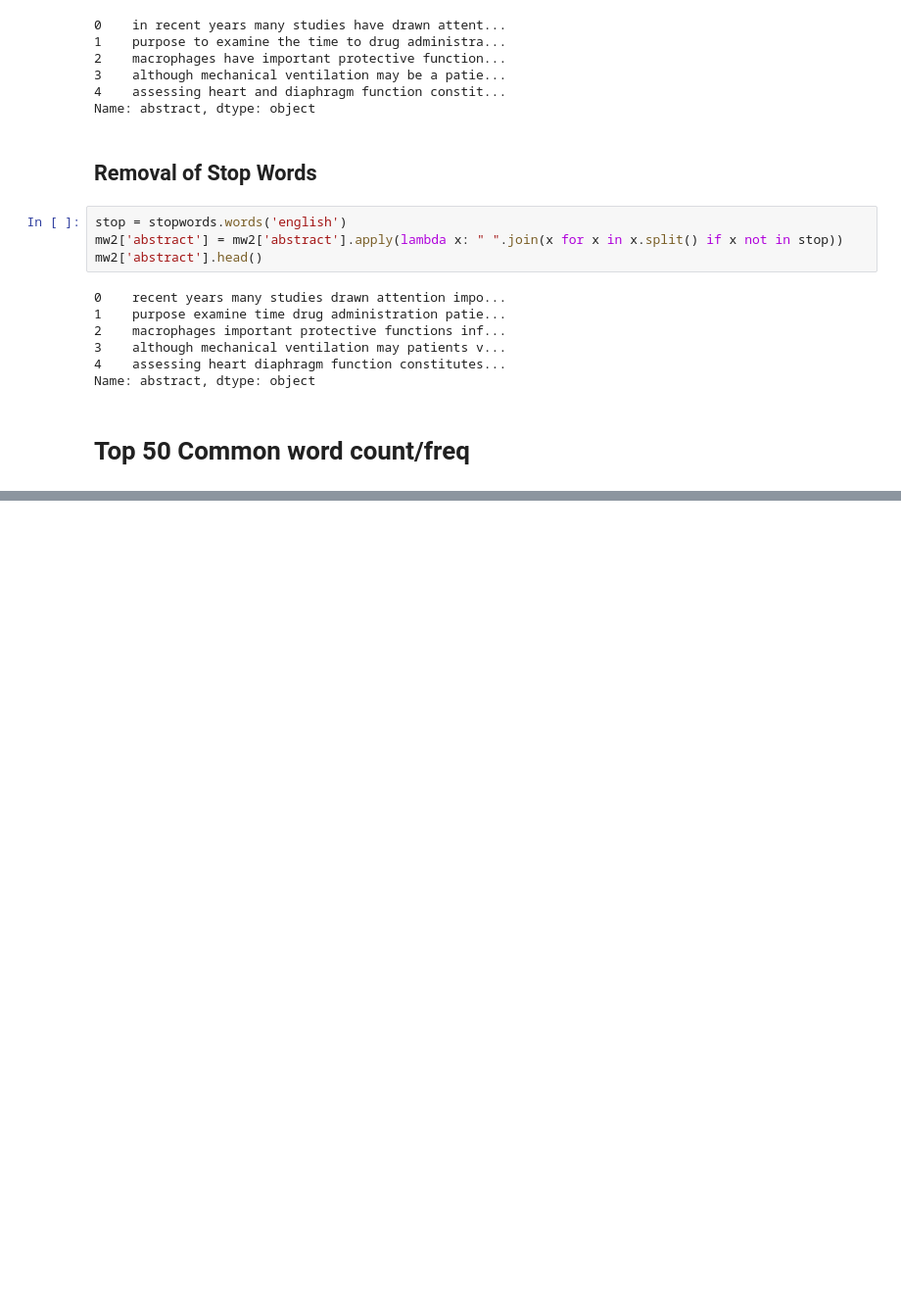
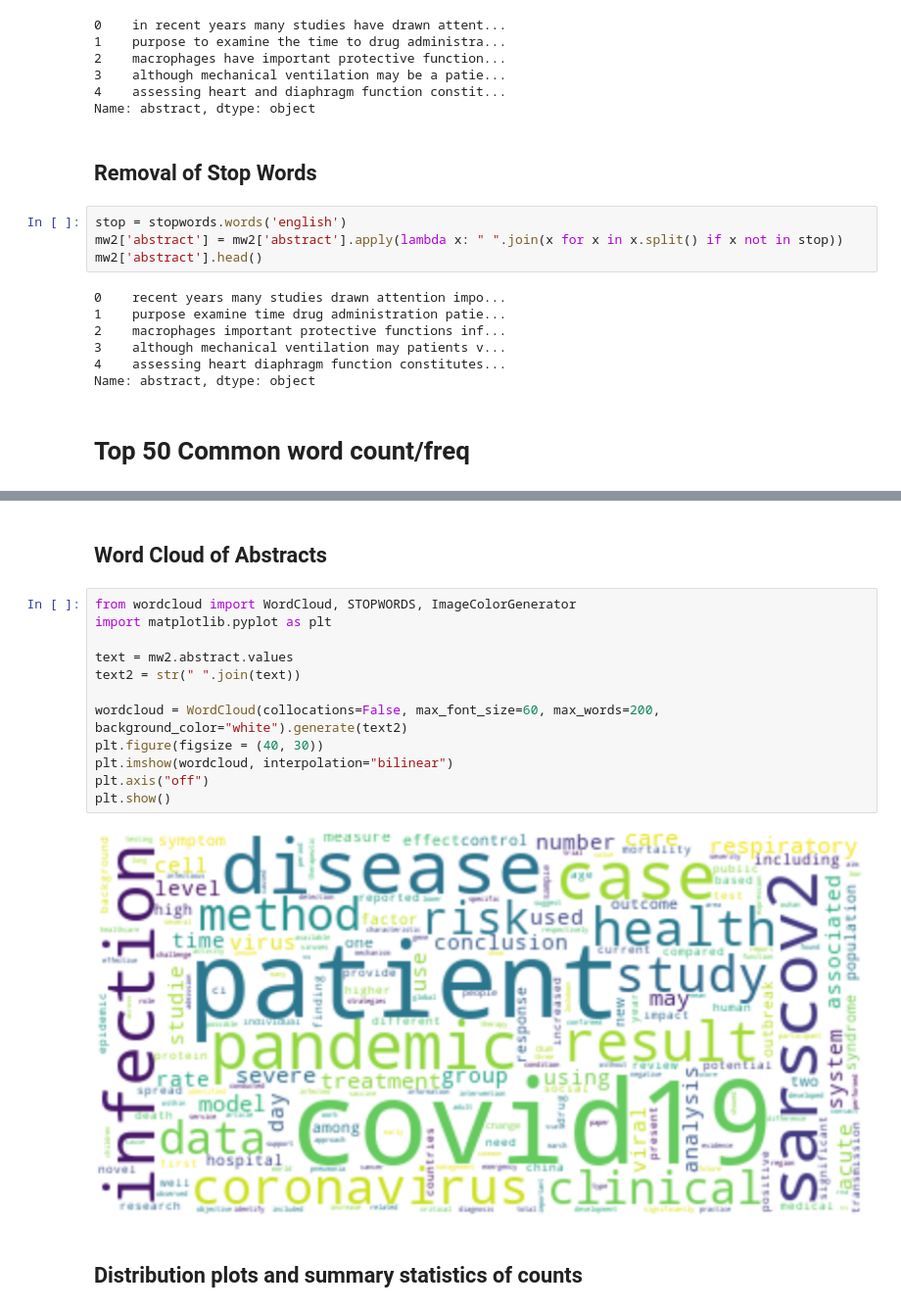
Before and after one commit to ElizabethSeidle/CORD-19_Project, a Jupyter notebook: Code/Lesson6_Assigment_Amit_1001.ipynb, the cells around one changed output, grey strips where cells are left out. Shown at 98% size. Drawn from its saved outputs; the diff is of its cells as text; blank space fills up the shorter version.

```diff
--- a/Code/Lesson6_Assigment_Amit_1001.ipynb
+++ b/Code/Lesson6_Assigment_Amit_1001.ipynb
@@ -241,0 +327,18 @@ mw2.head()
+# %% [markdown]
+## Word Cloud of Abstracts
+# %%
+from wordcloud import WordCloud, STOPWORDS, ImageColorGenerator
+import matplotlib.pyplot as plt
+
+text = mw2.abstract.values
+text2 = str(" ".join(text))
+
+wordcloud = WordCloud(collocations=False, max_font_size=60, max_words=200, background_color="white").generate(text2)
+plt.figure(figsize = (40, 30))
+plt.imshow(wordcloud, interpolation="bilinear")
+plt.axis("off")
+plt.show()
+# %% [output]
+[figure, added]
+# %% [markdown]
+## Distribution plots and summary statistics of counts
```
Also changed, not shown: parts of 39 cells of this notebook.
